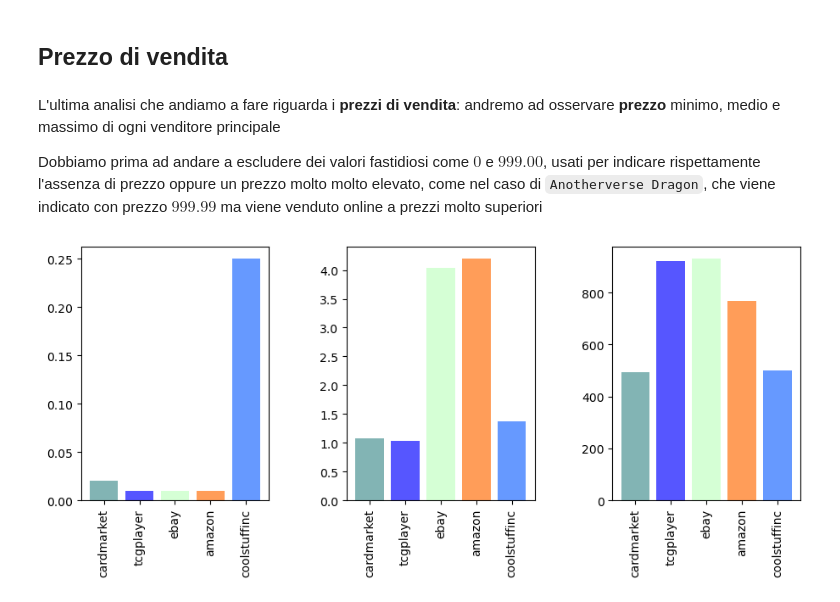
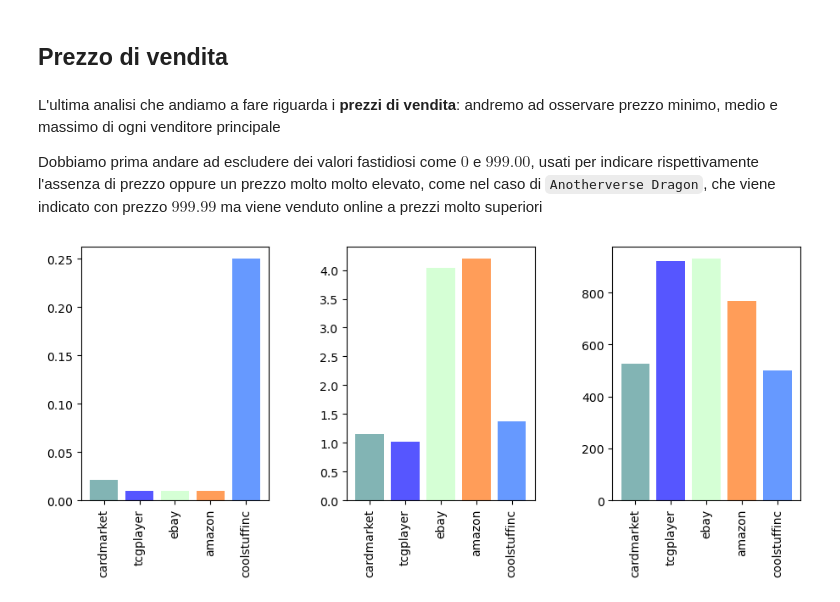
Before and after one commit to MattiaOldani/Visualizzazione-Scientifica, a Jupyter notebook: notebook/notebook.ipynb, the cells around one changed output. Saved outputs shown, nothing was run; the diff lists cells and outputs as text; code cells hidden in the pictures.

Commit message:
Versione finale del notebook

```diff
--- a/notebook/notebook.ipynb
+++ b/notebook/notebook.ipynb
@@ -374,40 +374,40 @@ Entrambi nulli: 373, il 4.83%
 # %% [markdown]
 ## Prezzo di vendita
 # %% [markdown]
-L'ultima analisi che andiamo a fare riguarda i **prezzi di vendita**: andremo ad osservare **prezzo** minimo, medio e massimo di ogni venditore principale
+L'ultima analisi che andiamo a fare riguarda i **prezzi di vendita**: andremo ad osservare prezzo minimo, medio e massimo di ogni venditore principale
 
-Dobbiamo prima ad andare a escludere dei valori fastidiosi come $0$ e $999.00$, usati per indicare rispettamente l'assenza di prezzo oppure un prezzo molto molto elevato, come nel caso di `Anotherverse Dragon`, che viene indicato con prezzo $999.99$ ma viene venduto online a prezzi molto superiori
+Dobbiamo prima andare ad escludere dei valori fastidiosi come $0$ e $999.00$, usati per indicare rispettivamente l'assenza di prezzo oppure un prezzo molto molto elevato, come nel caso di `Anotherverse Dragon`, che viene indicato con prezzo $999.99$ ma viene venduto online a prezzi molto superiori
 # %%
-cardmarket = data["CARDMARKET_PRICE"].dropna().where(lambda x : x > 0).where(lambda x: x < 999.00)
+CHANGE = 1.0698398
+
+cardmarket = data["CARDMARKET_PRICE"].dropna().where(lambda x : x > 0).where(lambda x: x < 999.00).apply(lambda x : x * CHANGE)
 tcgplayer = data["TCGPLAYER_PRICE"].dropna().where(lambda x : x > 0).where(lambda x: x < 999.00)
 ebay = data["EBAY_PRICE"].dropna().where(lambda x : x > 0).where(lambda x: x < 999.00)
 amazon = data["AMAZON_PRICE"].dropna().where(lambda x : x > 0).where(lambda x: x < 999.00)
 coolstuffinc = data["COOLSTUFFINC_PRICE"].dropna().where(lambda x : x > 0).where(lambda x: x < 999.00)
 
 colors = ['#82b4b4', '#5656ff', '#d5ffd5', '#ff9d59', '#6699ff']
 stores = [cardmarket, tcgplayer, ebay, amazon, coolstuffinc]
 xticks = ["cardmarket", "tcgplayer", "ebay", "amazon", "coolstuffinc"]
 x = np.arange(0, len(stores))
 
 plt.subplot(1,3,1)
 y = [store.min() for store in stores]
 plt.bar(x, y, color=colors)
 plt.xticks(x, xticks, rotation=90)
 
 plt.subplot(1,3,2)
 y = [store.mean() for store in stores]
 plt.bar(x, y, color=colors)
 plt.xticks(x, xticks, rotation=90)
 
 plt.subplot(1,3,3)
 y = [store.max() for store in stores]
 plt.bar(x, y, color=colors)
 plt.xticks(x, xticks, rotation=90)
 
 plt.gcf().set_size_inches(10,5)
 plt.tight_layout(pad=4)
-#plt.show()
-
-plt.savefig("../images/notebook/prezzo.png", dpi=300, bbox_inches='tight', transparent=True)
+plt.show()
 # %% [output]
-[figure, old version]
+[figure, new version]
```
Also changed, not shown: parts of 11 cells of this notebook, 1 other file.
